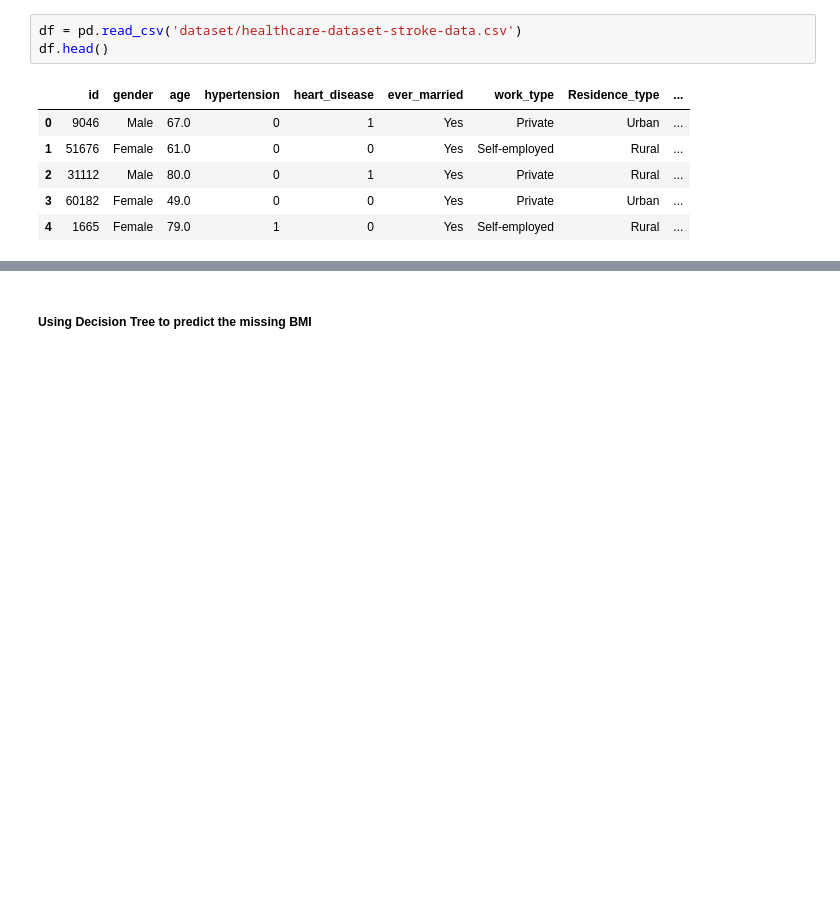
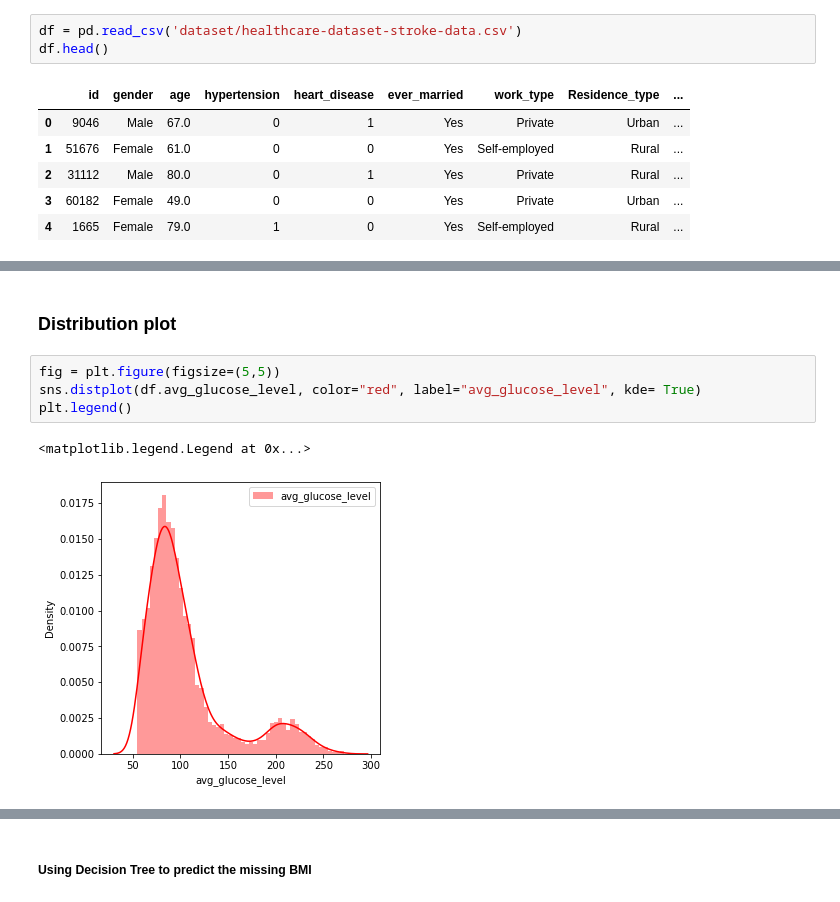
Before and after one commit to DiniduRathnayaka/ML_Assigment2_IT19173146_IT19128078_IT19196534_IT19117492, a Jupyter notebook: Stroke_Prediction_Supervised_Learning.ipynb, the cells around one changed output, grey strips where cells are left out. Cells and saved outputs as stored; diff of their text form; blank space fills up the shorter version.

```diff
--- a/Stroke_Prediction_Supervised_Learning.ipynb
+++ b/Stroke_Prediction_Supervised_Learning.ipynb
@@ -18,0 +83,9 @@ df.head()
+# %% [markdown]
+### Distribution plot
+# %%
+fig = plt.figure(figsize=(5,5))
+sns.distplot(df.avg_glucose_level, color="red", label="avg_glucose_level", kde= True)
+plt.legend()
+# %% [output]
+<matplotlib.legend.Legend at 0x...>
+[figure, added]
```
Also changed, not shown: parts of 23 cells of this notebook.
